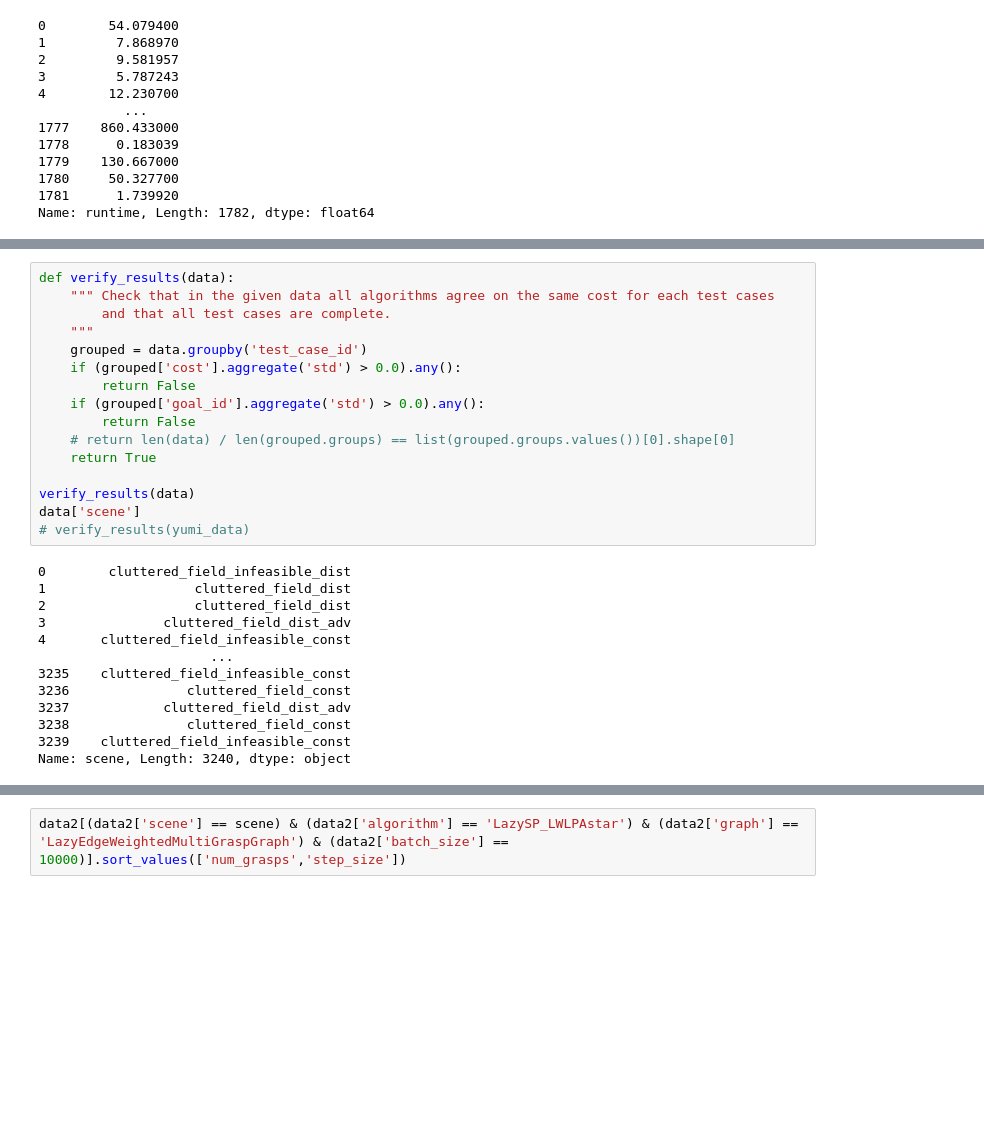
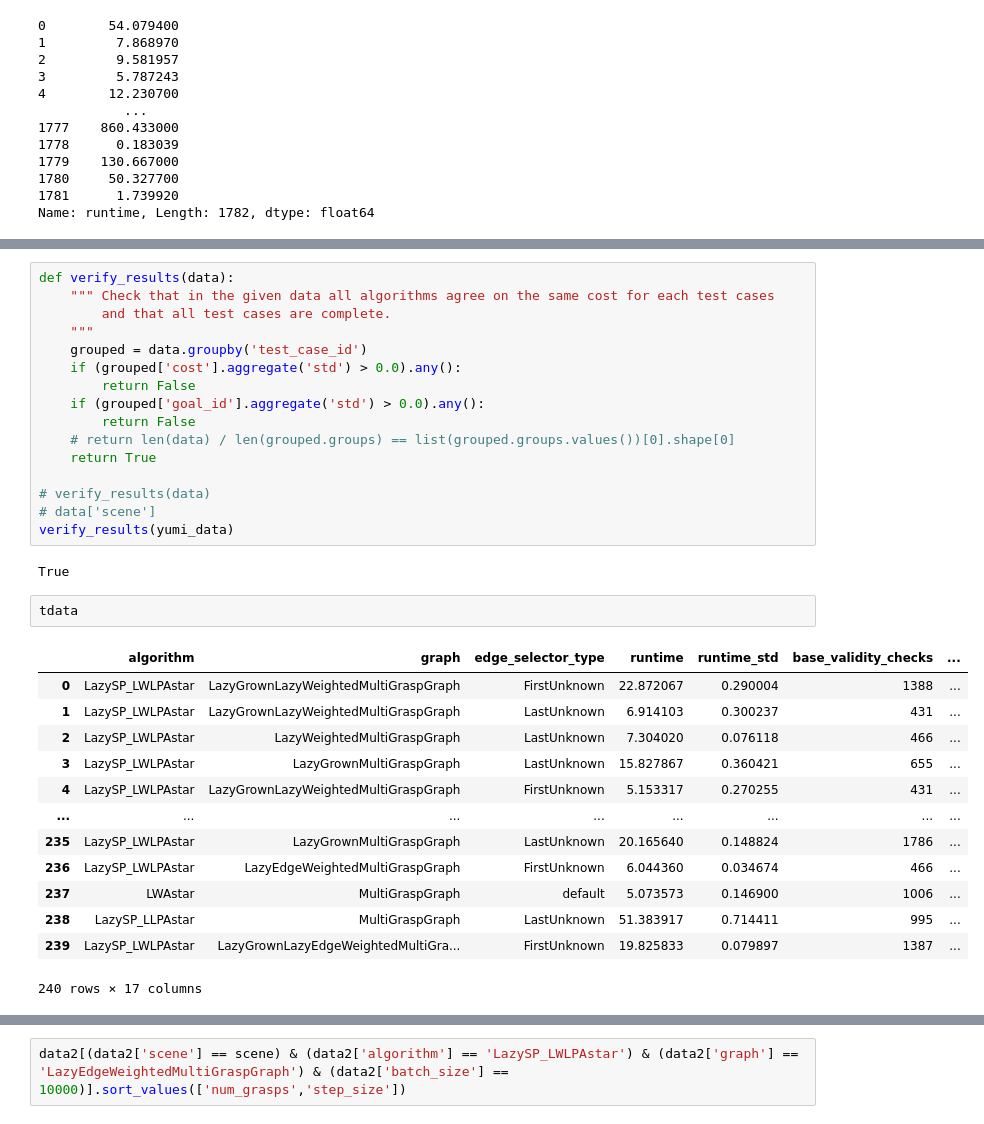
Before and after one commit to malwaru/hfts_grasp_planner, a Jupyter notebook: scripts/notebooks/mg_planner_evaluation.ipynb, the cells around one changed output, grey strips where cells are left out. Cells and saved outputs as stored; diff of their text form; blank space fills up the shorter version.

```diff
--- a/scripts/notebooks/mg_planner_evaluation.ipynb
+++ b/scripts/notebooks/mg_planner_evaluation.ipynb
@@ -278,22 +268,27 @@ def verify_results(data):
     # return len(data) / len(grouped.groups) == list(grouped.groups.values())[0].shape[0]
     return True
 
-verify_results(data)
-data['scene']
-# verify_results(yumi_data)
+# verify_results(data)
+# data['scene']
+verify_results(yumi_data)
 # %% [output]
-0        cluttered_field_infeasible_dist
-1                   cluttered_field_dist
-2                   cluttered_field_dist
-3               cluttered_field_dist_adv
-4       cluttered_field_infeasible_const
-                      ...
-3235    cluttered_field_infeasible_const
-3236               cluttered_field_const
-3237            cluttered_field_dist_adv
-3238               cluttered_field_const
-3239    cluttered_field_infeasible_const
-Name: scene, Length: 3240, dtype: object
+True
+# %%
+tdata
+# %% [output]
+|  | algorithm | graph | edge_selector_type | runtime | runtime_std | base_validity_checks | ... |
+| 0 | LazySP_LWLPAstar | LazyGrownLazyWeightedMultiGraspGraph | FirstUnknown | 22.872067 | 0.290004 | 1388 | ... |
+| 1 | LazySP_LWLPAstar | LazyGrownLazyWeightedMultiGraspGraph | LastUnknown | 6.914103 | 0.300237 | 431 | ... |
+| 2 | LazySP_LWLPAstar | LazyWeightedMultiGraspGraph | LastUnknown | 7.304020 | 0.076118 | 466 | ... |
+| 3 | LazySP_LWLPAstar | LazyGrownMultiGraspGraph | LastUnknown | 15.827867 | 0.360421 | 655 | ... |
+| 4 | LazySP_LWLPAstar | LazyGrownLazyWeightedMultiGraspGraph | FirstUnknown | 5.153317 | 0.270255 | 431 | ... |
+| ... | ... | ... | ... | ... | ... | ... | ... |
+| 235 | LazySP_LWLPAstar | LazyGrownMultiGraspGraph | LastUnknown | 20.165640 | 0.148824 | 1786 | ... |
+| 236 | LazySP_LWLPAstar | LazyEdgeWeightedMultiGraspGraph | FirstUnknown | 6.044360 | 0.034674 | 466 | ... |
+| 237 | LWAstar | MultiGraspGraph | default | 5.073573 | 0.146900 | 1006 | ... |
+| 238 | LazySP_LLPAstar | MultiGraspGraph | LastUnknown | 51.383917 | 0.714411 | 995 | ... |
+| 239 | LazySP_LWLPAstar | LazyGrownLazyEdgeWeightedMultiGra... | FirstUnknown | 19.825833 | 0.079897 | 1387 | ... |
+240 rows × 17 columns
 # %%
 from matplotlib import cm
 import bisect
```
Also changed, not shown: parts of 5 cells of this notebook, 2 other files.
